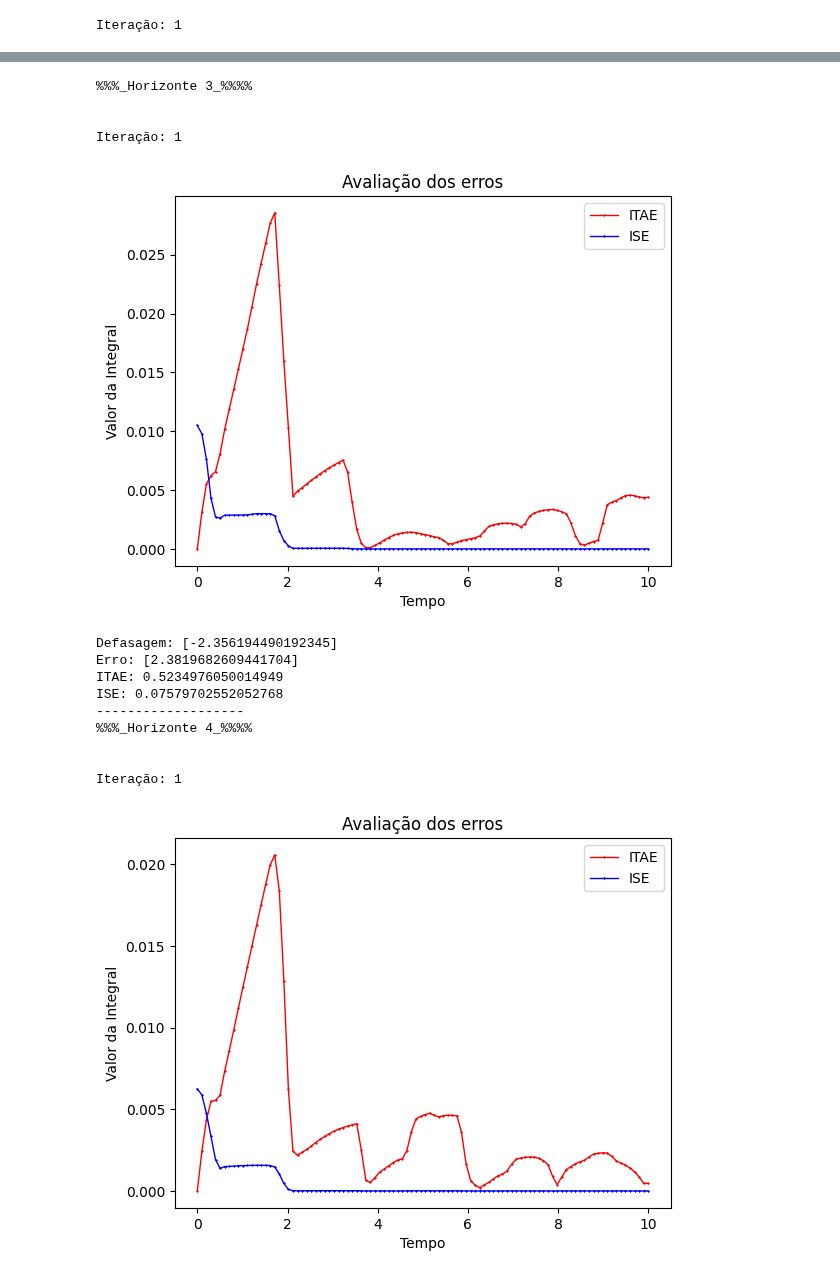
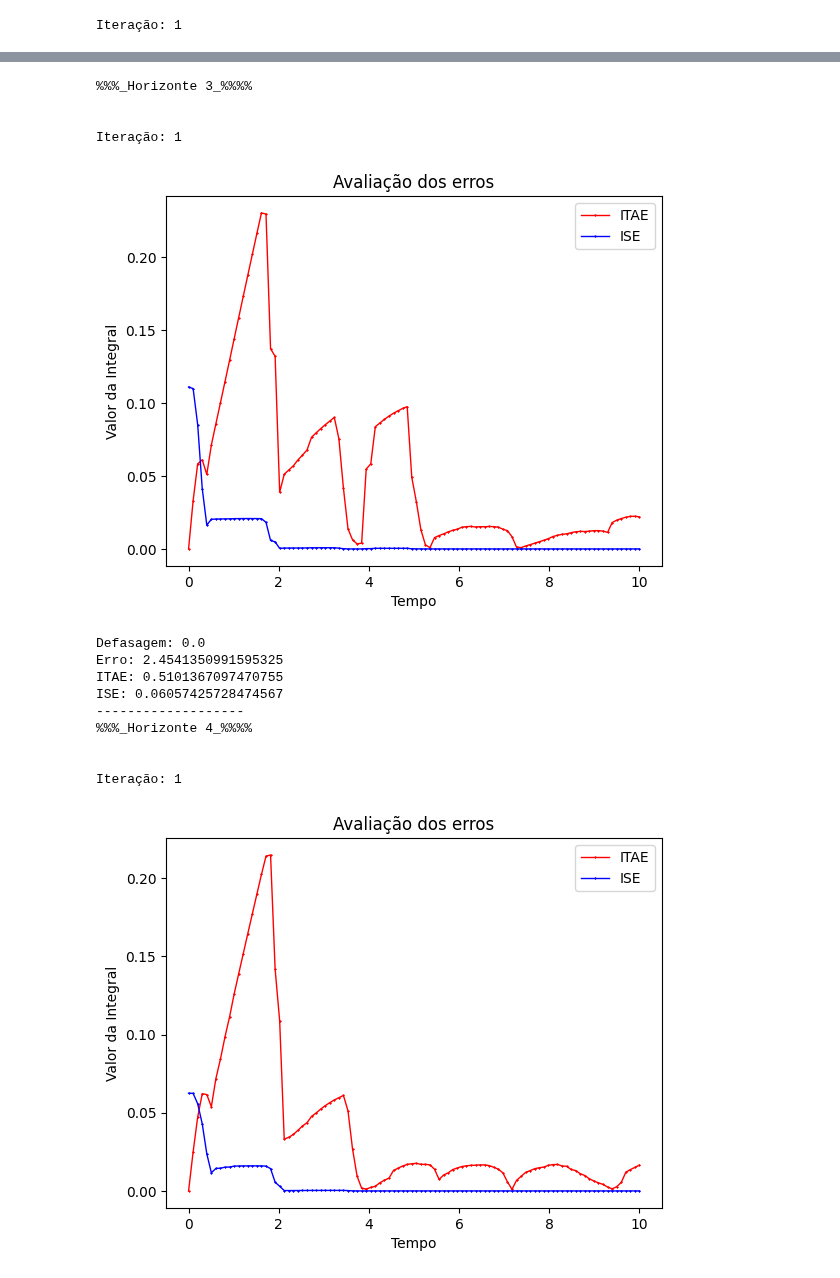
Before and after one commit to GabrielSiqueira1/MPC-Controle-Quantico, a Jupyter notebook: Tests-GA/zero-to-one-control-metrics.ipynb, the cells around one changed output, grey strips where cells are left out. Drawn from its saved outputs; the diff is of its cells as text; code cells hidden in the pictures.

```diff
--- a/Tests-GA/zero-to-one-control-metrics.ipynb
+++ b/Tests-GA/zero-to-one-control-metrics.ipynb
@@ -553,7 +553,12 @@ acao_controle(abs(vetor_controles[0]))
 # %%
+from scipy.integrate import trapezoid
+
 i = MIN_HORIZONTE
 
 ts = np.linspace(0, TEMPO_ANALISE, QUANTIDADE_PONTOS_AMOSTRAGEM)
+
+defasagem = []
+erro = []
 
 while i <= MAX_HORIZONTE:
 
@@ -566,11 +571,12 @@ while i <= MAX_HORIZONTE:
 
     vetor_controles, valores_funcao_objetivo, constantes, valores_onda = main(i, onda_inicial)
 
-    defasagem = []
-    erro = []
-
-    defasagem.append(cmath.polar(valores_onda[0][QUANTIDADE_PONTOS_AMOSTRAGEM-1]/
-                                 desejo[0][QUANTIDADE_PONTOS_AMOSTRAGEM-1])[1]);
+    if (onda_inicial[1][0] > ONDA_DESEJADA[1][0]):
+        defasagem.append(cmath.polar(min(valores_onda[0]/
+                                         desejo[0]))[1])
+    else:
+        defasagem.append(cmath.polar(min(desejo[0]/
+                                         valores_onda[0]))[1])
 
     erro.append(np.linalg.norm(valores_onda-desejo)/i)
 
@@ -578,61 +584,48 @@ while i <= MAX_HORIZONTE:
     pos = 0
     ise = []
     itae = []
 
-    while tempo < round(TEMPO_ANALISE-PASSO, EXPOENTE):
+    while tempo < TEMPO_ANALISE:
 
-        erro_atual = (np.linalg.norm(valores_onda[0][pos]-desejo[0][pos])/i)
+        itae.append(tempo*(np.linalg.norm(valores_onda[0][pos]-desejo[0][pos])/i))
 
-        erro_futuro = (np.linalg.norm(valores_onda[0][pos+1]-desejo[0][pos+1])/i)
-
-        itae.append(tempo*((erro_atual+erro_futuro)/2)*PASSO)
-
-        ise.append(((erro_atual+erro_futuro)/2)**2*PASSO)
+        ise.append((np.linalg.norm(valores_onda[0][pos]-desejo[0][pos])/i)**2)
 
         pos += 1
         tempo = round(tempo+PASSO, EXPOENTE)
-
-    erro_atual = (np.linalg.norm(valores_onda[0][pos-1]-desejo[0][pos-1])/i)
-
-    erro_futuro = (np.linalg.norm(valores_onda[0][pos]-desejo[0][pos])/i)
-
-    itae.append(tempo*((erro_atual+erro_futuro)/2)*PASSO)
-
-    ise.append(((erro_atual+erro_futuro)/2)**2*PASSO)
 
     plt.ylabel('Valor da Integral')
     plt.xlabel('Tempo')
     plt.title('Avaliação dos erros')
 
     plt.plot(ts, itae, color='r', marker='*', linewidth=1, markersize=1, label="ITAE")
     plt.plot(ts, ise, color='b', marker='*', linewidth=1, markersize=1, label="ISE")
     plt.legend(loc='upper right')
-
     plt.show()
 
-    print(f"Defasagem: {defasagem}")
-    print(f"Erro: {erro}")
-    print(f"ITAE: {sum(itae)}")
-    print(f"ISE: {sum(ise)}")
+    print(f"Defasagem: {defasagem[-1]}")
+    print(f"Erro: {erro[-1]}")
+    print(f"ITAE: {trapezoid(itae, ts)}")
+    print(f"ISE: {trapezoid(ise, ts)}")
     print("-------------------")
 
     if i >= 10:
         i+=10
     else:
         i+=1
 # %% [output]
 %%%_Horizonte 3_%%%%
 
 
 Iteração: 1
-[figure, old version]
+[figure, new version]
-Defasagem: [-2.356194490192345]
-Erro: [2.3819682609441704]
-ITAE: 0.5234976050014949
-ISE: 0.07579702552052768
+Defasagem: 0.0
+Erro: 2.4541350991595325
+ITAE: 0.5101367097470755
+ISE: 0.06057425728474567
 -------------------
 %%%_Horizonte 4_%%%%
 
 
 Iteração: 1
-[figure, old version]
+[figure, new version]
```
Also changed, not shown: parts of 6 cells of this notebook, 7 other files.
